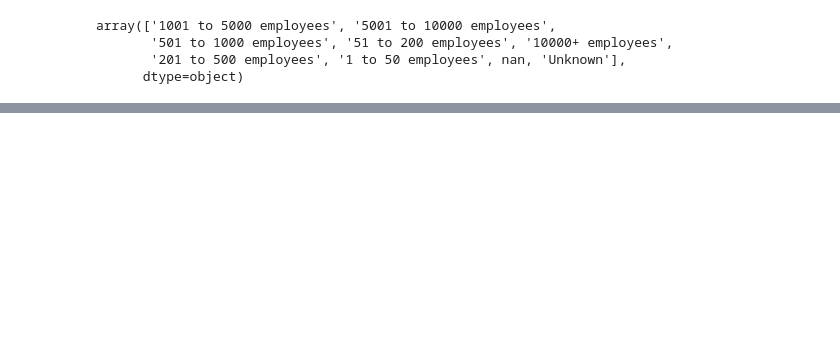
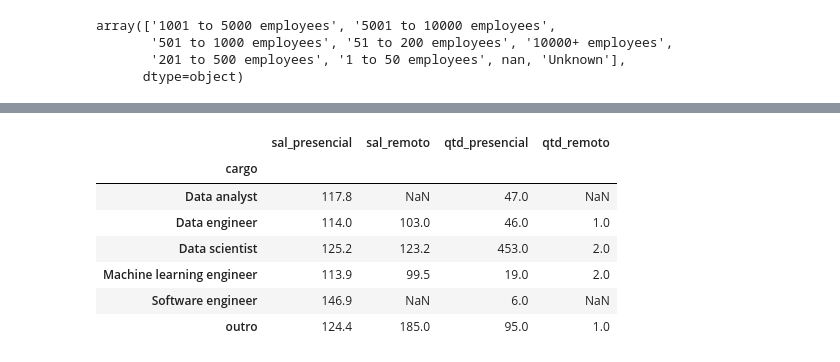
Before and after one commit to rfianelo/data-science-jobs-analysis, a Jupyter notebook: glassdoor_vagas_limpo.ipynb, the cells around one changed output, grey strips where cells are left out. Cells and saved outputs as stored; diff of their text form; code cells hidden in the pictures; blank space fills up the shorter version.

```diff
--- a/glassdoor_vagas_limpo.ipynb
+++ b/glassdoor_vagas_limpo.ipynb
@@ -448,0 +614,15 @@ df_vagas.to_csv('glassdoor_vagas_limpo.csv', index=False)
+# %%
+# Salário médio e quantidade de vagas por cargo: remoto vs. presencial
+tabela = df_vagas.groupby(['cargo','remoto'])['salario_medio'].agg(['mean','count']).unstack()
+tabela.columns = ['sal_presencial','sal_remoto','qtd_presencial','qtd_remoto']
+tabela = tabela.round(1)
+tabela
+# %% [output]
+|  | sal_presencial | sal_remoto | qtd_presencial | qtd_remoto |
+| cargo |  |  |  |  |
+| Data analyst | 117.8 | NaN | 47.0 | NaN |
+| Data engineer | 114.0 | 103.0 | 46.0 | 1.0 |
+| Data scientist | 125.2 | 123.2 | 453.0 | 2.0 |
+| Machine learning engineer | 113.9 | 99.5 | 19.0 | 2.0 |
+| Software engineer | 146.9 | NaN | 6.0 | NaN |
+| outro | 124.4 | 185.0 | 95.0 | 1.0 |
```
Also changed, not shown: parts of 30 cells of this notebook.
